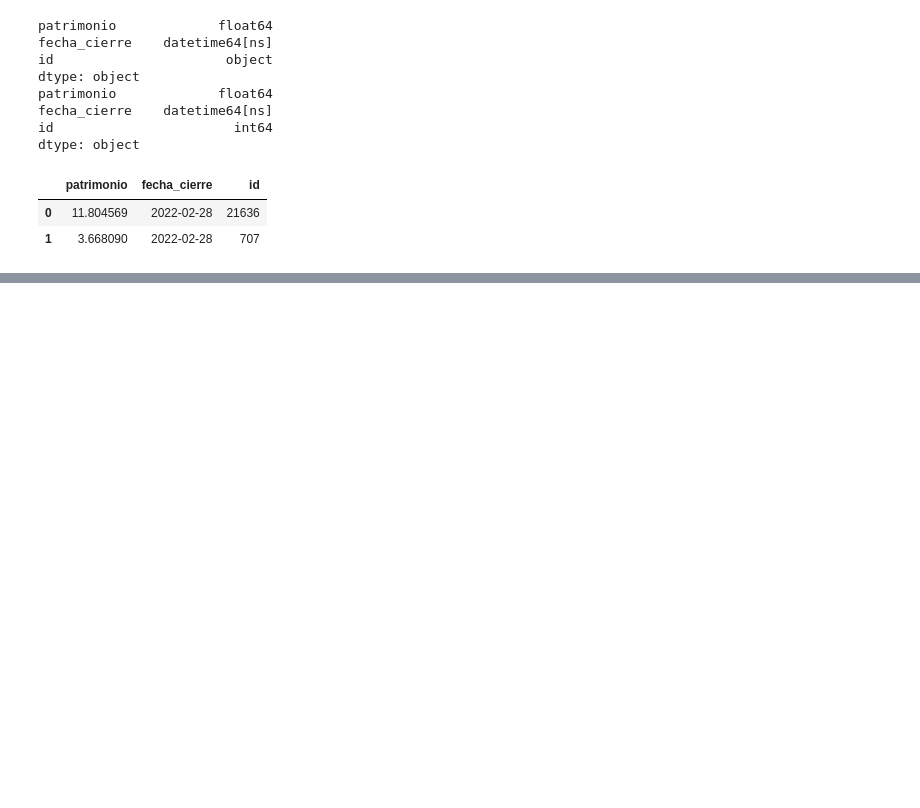
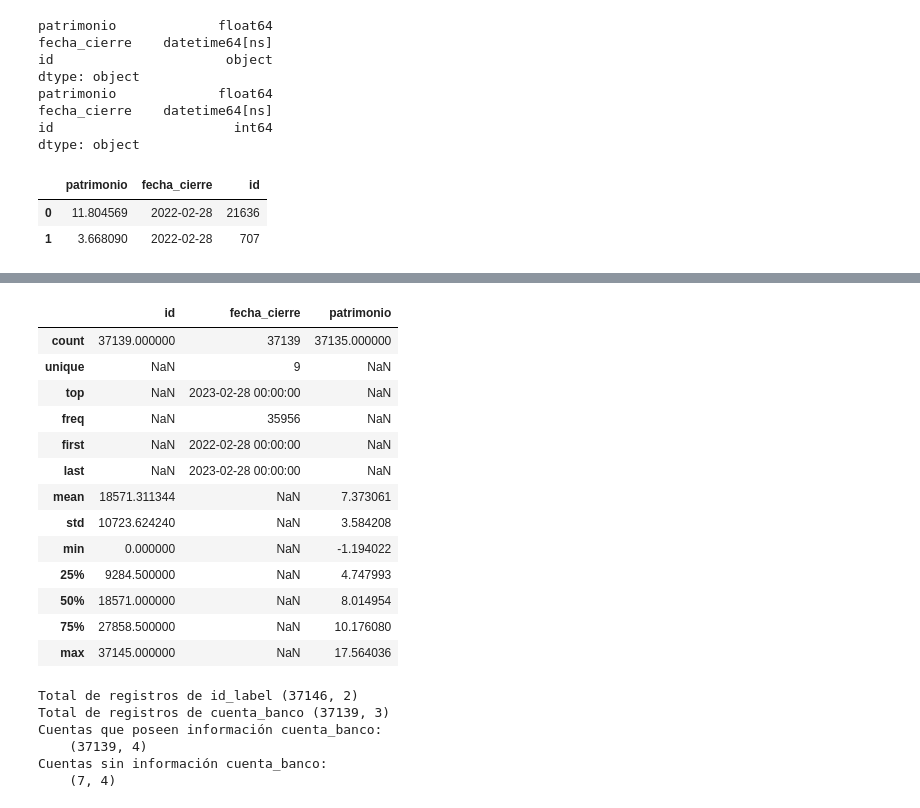
Before and after one commit to rolftb/fuga-clientes-insitucion-finaciera, a Jupyter notebook: Desarrollo.ipynb, the cells around one changed output, grey strips where cells are left out. Saved outputs shown, nothing was run; the diff lists cells and outputs as text; code cells hidden in the pictures; blank space fills up the shorter version.

```diff
--- a/Desarrollo.ipynb
+++ b/Desarrollo.ipynb
@@ -298,0 +518,43 @@ Timestamp('2023-02-28 00:00:00')
+# %%
+df_last_patrimonio=df_cierre_patrimonio.groupby("id").max().reset_index()[["id","fecha_cierre"]]
+df_last_patrimonio =\
+      pd.merge(
+    df_last_patrimonio,
+    df_cierre_patrimonio,
+    on=["id","fecha_cierre"],how="left")
+df_last_patrimonio.describe(include="all")
+# %% [output]
+|  | id | fecha_cierre | patrimonio |
+| count | 37139.000000 | 37139 | 37135.000000 |
+| unique | NaN | 9 | NaN |
+| top | NaN | 2023-02-28 00:00:00 | NaN |
+| freq | NaN | 35956 | NaN |
+| first | NaN | 2022-02-28 00:00:00 | NaN |
+| last | NaN | 2023-02-28 00:00:00 | NaN |
+| mean | 18571.311344 | NaN | 7.373061 |
+| std | 10723.624240 | NaN | 3.584208 |
+| min | 0.000000 | NaN | -1.194022 |
+| 25% | 9284.500000 | NaN | 4.747993 |
+| 50% | 18571.000000 | NaN | 8.014954 |
+| 75% | 27858.500000 | NaN | 10.176080 |
+| max | 37145.000000 | NaN | 17.564036 |
+# %%
+
+df_merge = \
+    pd.merge(id_label,df_last_patrimonio,how="left", on= "id")
+print(
+f"""
+Total de registros de id_label {id_label.shape}
+Total de registros de cuenta_banco {df_last_patrimonio.shape}
+Cuentas que poseen información cuenta_banco:
+    {df_merge[df_merge.fecha_cierre.notnull()].shape}
+Cuentas sin información cuenta_banco:
+    {df_merge[df_merge.fecha_cierre.notnull() == False].shape}
+""")
+# %% [output]
+Total de registros de id_label (37146, 2)
+Total de registros de cuenta_banco (37139, 3)
+Cuentas que poseen información cuenta_banco:
+    (37139, 4)
+Cuentas sin información cuenta_banco:
+    (7, 4)
```
Also changed, not shown: parts of 28 cells of this notebook.
